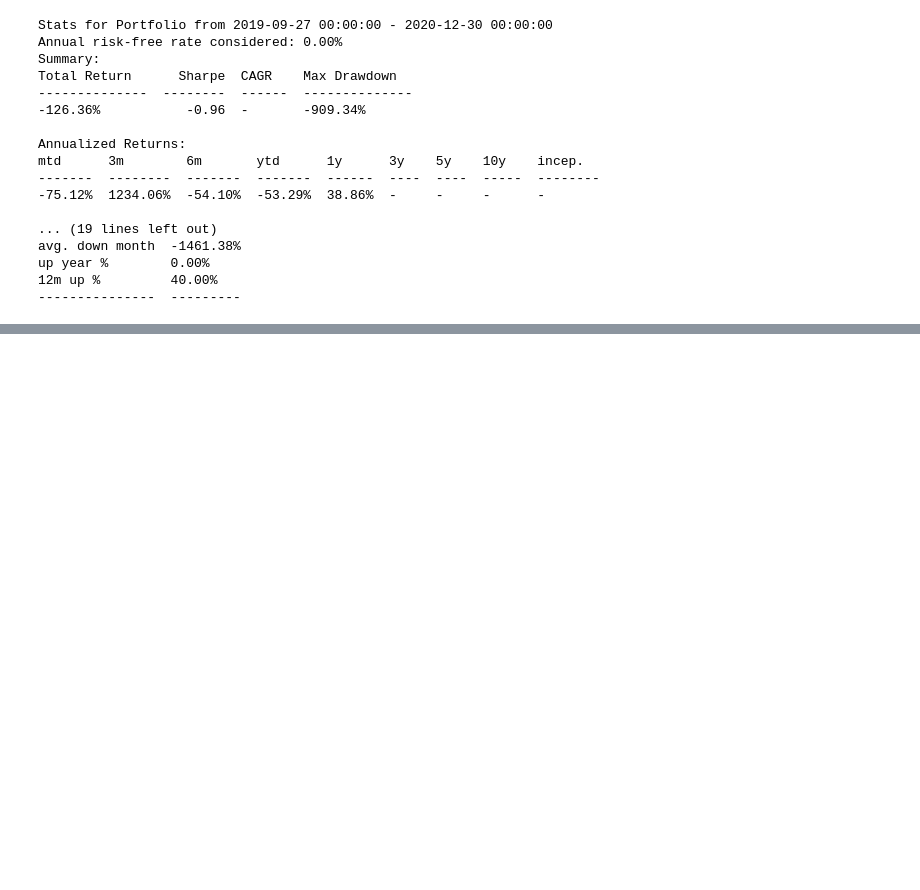
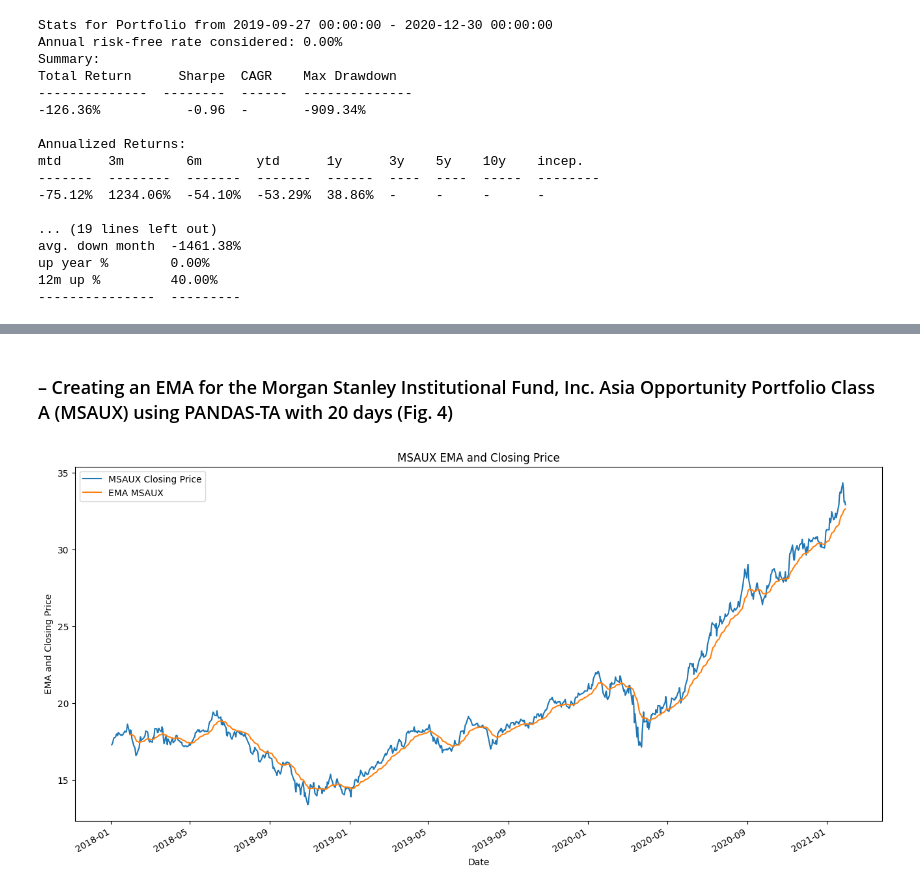
Before and after one commit to AvatarGaming/Python, a Jupyter notebook: Applied Quantitative Finance Using Python for Financial Analysis/SCRIPT07 - WRAPPING UP THE BOOK - UNDERSTANDING PERFORMANCE.ipynb, the cells around one changed output, grey strips where cells are left out. Cells and saved outputs as stored; diff of their text form; code cells hidden in the pictures; blank space fills up the shorter version.

```diff
--- a/Applied Quantitative Finance Using Python for Financial Analysis/SCRIPT07 - WRAPPING UP THE BOOK - UNDERSTANDING PERFORMANCE.ipynb
+++ b/Applied Quantitative Finance Using Python for Financial Analysis/SCRIPT07 - WRAPPING UP THE BOOK - UNDERSTANDING PERFORMANCE.ipynb
@@ -135,0 +192,14 @@ up year %        0.00%
+# %% [markdown]
+### – Creating an EMA for the Morgan Stanley Institutional Fund, Inc. Asia Opportunity Portfolio Class A (MSAUX) using PANDAS-TA with 20 days (Fig. 4)
+# %%
+funds['EMAMSAUX'] = ta.ema(funds['msauxclose'], length=20)
+funds
+funds['msauxclose'].plot(label='MSAUX Closing Price',figsize=(16,8))
+funds['EMAMSAUX'].plot(label='EMA MSAUX')
+_=plt.xlabel('Date')
+_=plt.ylabel('EMA and Closing Price')
+_=plt.title('MSAUX EMA and Closing Price')
+
+plt.legend();
+# %% [output]
+[figure, added]
```
Also changed, not shown: parts of 10 cells of this notebook.
